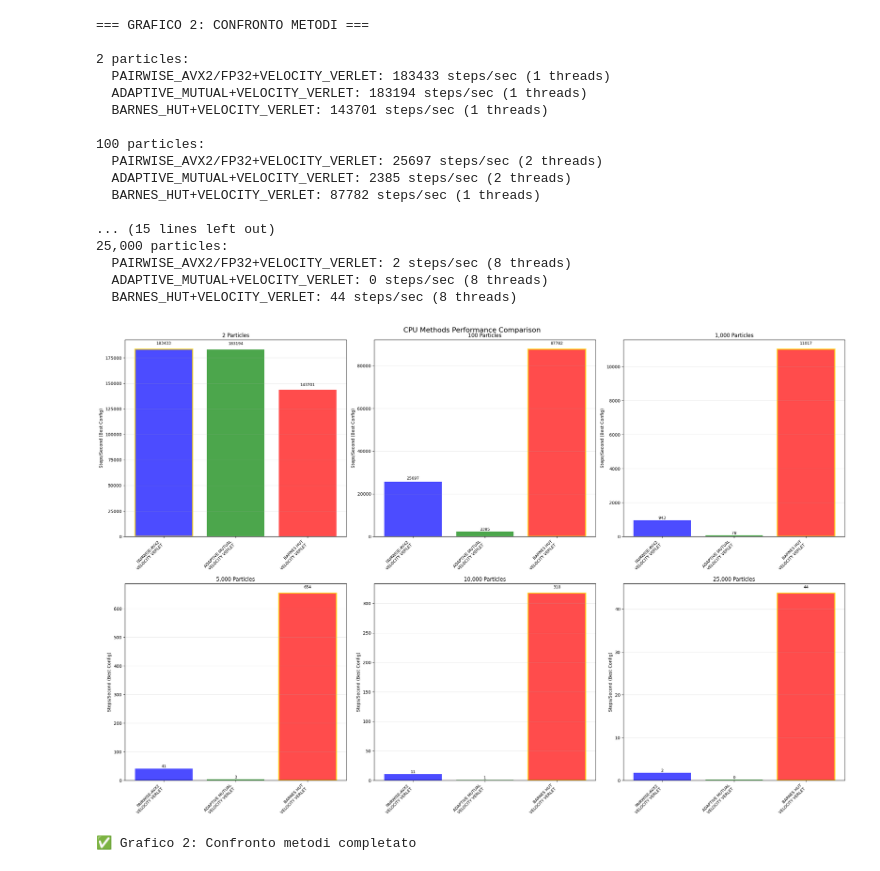
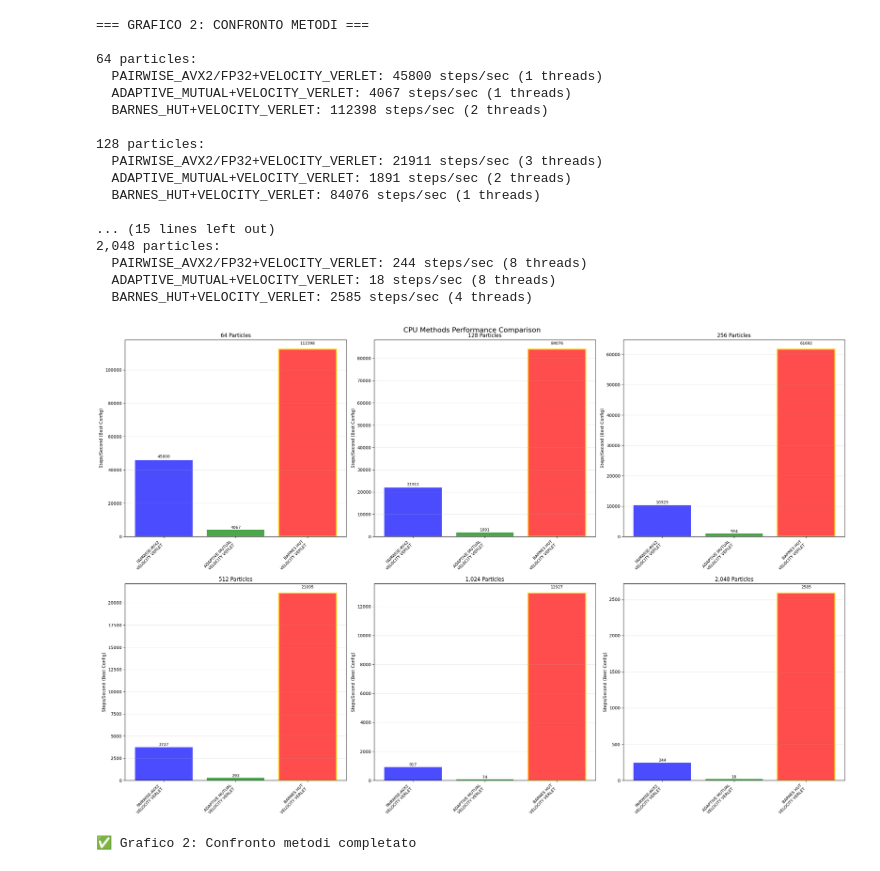
Before and after one commit to tusca99/N-body-simulation, a Jupyter notebook: presentation/benchmarks/CPU_methods_scaling_analysis.ipynb, the cells around one changed output. Saved outputs shown, nothing was run; the diff lists cells and outputs as text; code cells hidden in the pictures.

```diff
--- a/presentation/benchmarks/CPU_methods_scaling_analysis.ipynb
+++ b/presentation/benchmarks/CPU_methods_scaling_analysis.ipynb
@@ -17,7 +17,7 @@ print("Focus su: Thread Scalability, Method Comparison, Efficiency Analysis")
 
 # Carica i dati
 try:
-    df = pd.read_csv('benchmark_results_CPU_methods.csv')
+    df = pd.read_csv('benchmark_results_CPU_methods_2.csv')
     print(f"✅ CPU Methods data caricati: {len(df)} configurazioni")
 
     # Filtra solo test riusciti
@@ -355,8 +315,8 @@ if data_available:
 
     print("\n=== GRAFICO 2: CONFRONTO METODI ===")
 
-    # Seleziona numeri di particelle e threads per confronto
-    comparison_particles = [2, 100, 1000, 5000, 10000, 25000]
+    # Usa tutti i valori di particelle disponibili
+    comparison_particles = sorted(df['NumParticles'].unique())
 
     for idx, particles in enumerate(comparison_particles):
         if idx >= 6:
@@ -404,46 +364,46 @@ if data_available:
             bars = ax.bar(range(len(method_names)), method_performances,
                          color=method_colors, alpha=0.7, width=0.8)
 
             # Aggiungi valori sulle barre
             for bar, perf in zip(bars, method_performances):
                 height = bar.get_height()
                 ax.text(bar.get_x() + bar.get_width()/2., height + height*0.02,
                        f'{perf:.0f}', ha='center', va='bottom', fontsize=9)
 
             ax.set_xticks(range(len(method_names)))
             ax.set_xticklabels(method_names, rotation=45, ha='right', fontsize=9)
             ax.set_ylabel('Steps/Second (Best Config)')
             ax.set_title(f'{particles:,} Particles')
             ax.grid(True, alpha=0.3, axis='y')
 
             # Highlight il metodo migliore
             best_idx = method_performances.index(max(method_performances))
             bars[best_idx].set_edgecolor('gold')
             bars[best_idx].set_linewidth(3)
 
     plt.tight_layout()
     plt.show()
 
     print("✅ Grafico 2: Confronto metodi completato")
 # %% [output]
 === GRAFICO 2: CONFRONTO METODI ===
 
-2 particles:
-  PAIRWISE_AVX2/FP32+VELOCITY_VERLET: 183433 steps/sec (1 threads)
-  ADAPTIVE_MUTUAL+VELOCITY_VERLET: 183194 steps/sec (1 threads)
-  BARNES_HUT+VELOCITY_VERLET: 143701 steps/sec (1 threads)
+64 particles:
+  PAIRWISE_AVX2/FP32+VELOCITY_VERLET: 45800 steps/sec (1 threads)
+  ADAPTIVE_MUTUAL+VELOCITY_VERLET: 4067 steps/sec (1 threads)
+  BARNES_HUT+VELOCITY_VERLET: 112398 steps/sec (2 threads)
 
-100 particles:
-  PAIRWISE_AVX2/FP32+VELOCITY_VERLET: 25697 steps/sec (2 threads)
-  ADAPTIVE_MUTUAL+VELOCITY_VERLET: 2385 steps/sec (2 threads)
-  BARNES_HUT+VELOCITY_VERLET: 87782 steps/sec (1 threads)
+128 particles:
+  PAIRWISE_AVX2/FP32+VELOCITY_VERLET: 21911 steps/sec (3 threads)
+  ADAPTIVE_MUTUAL+VELOCITY_VERLET: 1891 steps/sec (2 threads)
+  BARNES_HUT+VELOCITY_VERLET: 84076 steps/sec (1 threads)
 
 ... (15 lines left out)
-25,000 particles:
-  PAIRWISE_AVX2/FP32+VELOCITY_VERLET: 2 steps/sec (8 threads)
-  ADAPTIVE_MUTUAL+VELOCITY_VERLET: 0 steps/sec (8 threads)
-  BARNES_HUT+VELOCITY_VERLET: 44 steps/sec (8 threads)
+2,048 particles:
+  PAIRWISE_AVX2/FP32+VELOCITY_VERLET: 244 steps/sec (8 threads)
+  ADAPTIVE_MUTUAL+VELOCITY_VERLET: 18 steps/sec (8 threads)
+  BARNES_HUT+VELOCITY_VERLET: 2585 steps/sec (4 threads)
-[figure, old version]
+[figure, new version]
 ✅ Grafico 2: Confronto metodi completato
 # %%
 # 3. EFFICIENCY ANALYSIS (terzo grafico)
```
Also changed, not shown: parts of 5 cells of this notebook, 35 other files.
